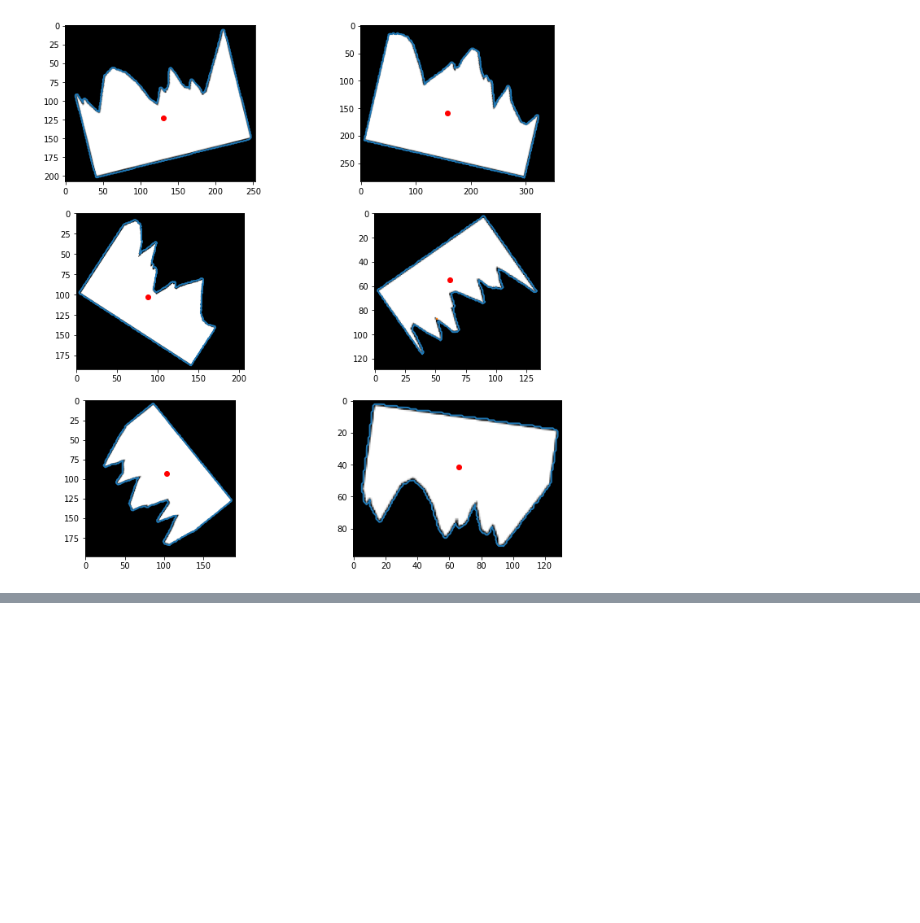
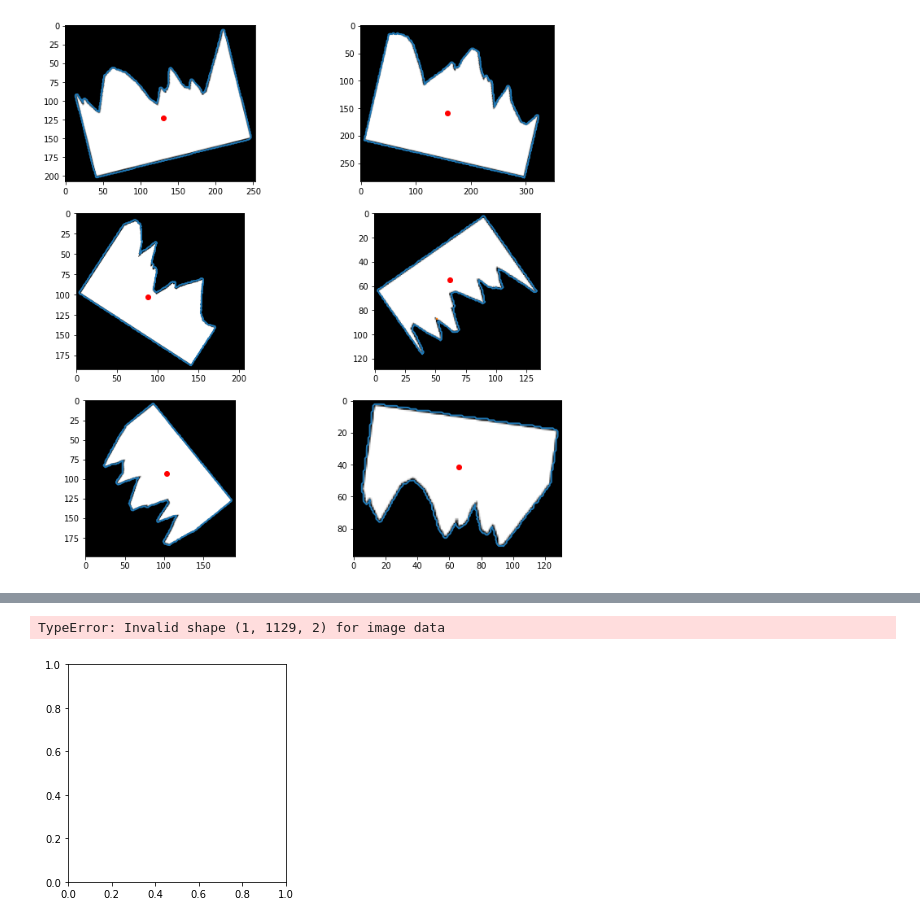
Before and after one commit to Dombearx/piro1, a Jupyter notebook: Run.ipynb, the cells around one changed output, grey strips where cells are left out. Saved outputs shown, nothing was run; the diff lists cells and outputs as text; code cells hidden in the pictures; blank space fills up the shorter version.

Commit message:
Attemtp to add pixelContours

```diff
--- a/Run.ipynb
+++ b/Run.ipynb
@@ -131,0 +182,6 @@ for image, center, contour in zip(numpyImages, centers, contours):
+# %%
+plt.imshow(contours[0], cmap='gray', interpolation='nearest')
+plt.figure()
+# %% [output]
+TypeError: Invalid shape (1, 1129, 2) for image data
+[figure, added]
```
Also changed, not shown: parts of 3 cells of this notebook.
